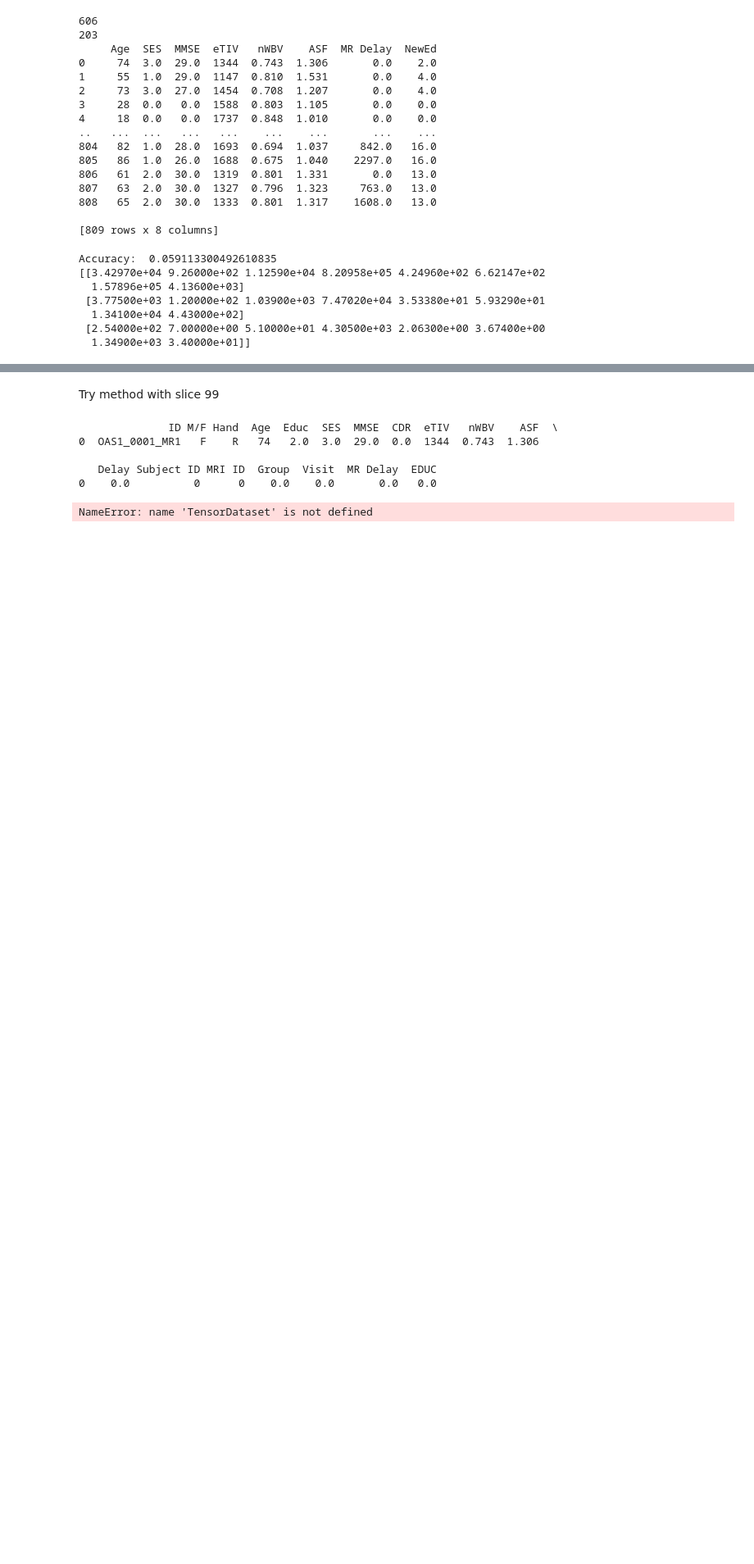
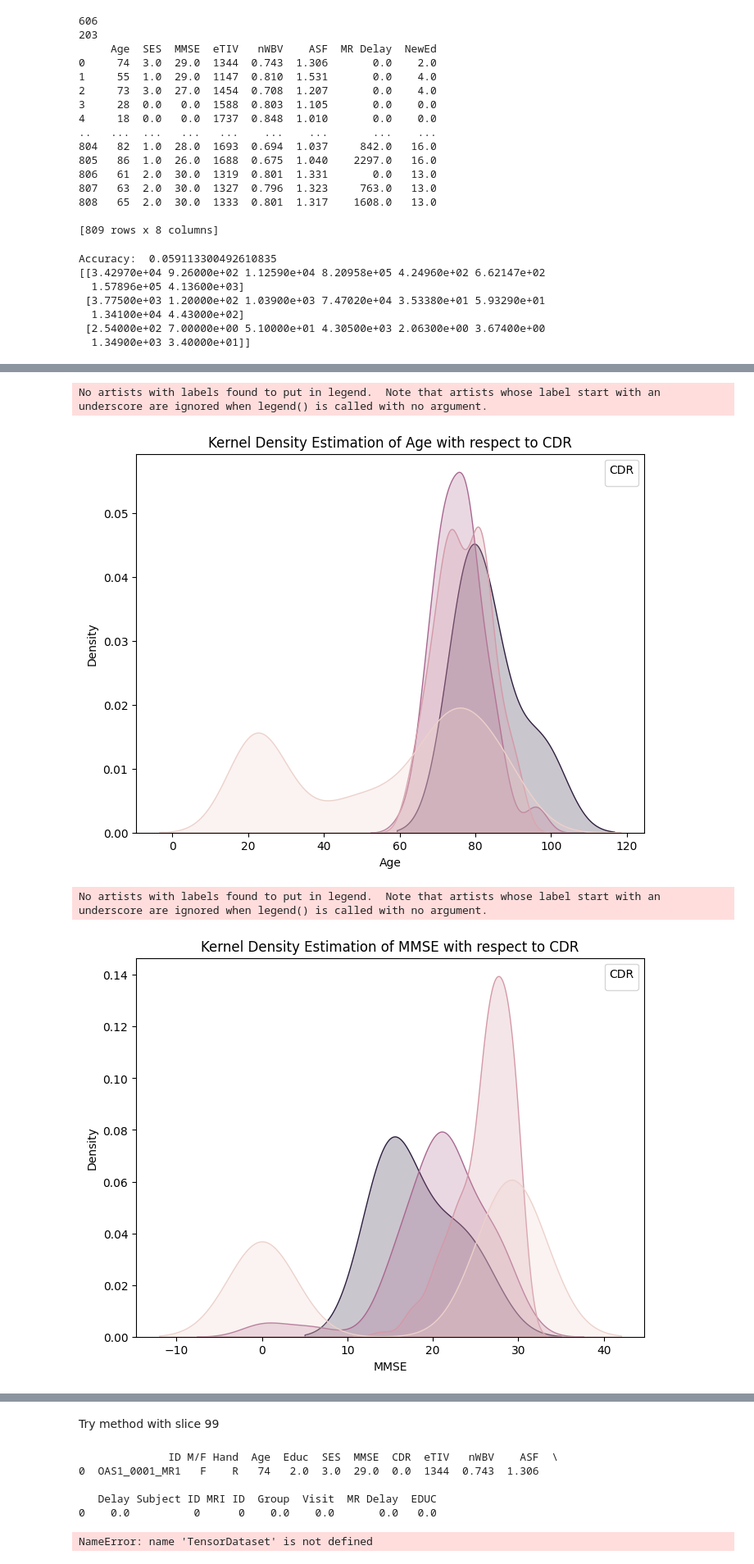
Before and after one commit to DackJempsey/alzheimer-classification, a Jupyter notebook: pre-proc.ipynb, the cells around one changed output, grey strips where cells are left out. Shown at 82% size. Cells and saved outputs as stored; diff of their text form; code cells hidden in the pictures; blank space fills up the shorter version.

```diff
--- a/pre-proc.ipynb
+++ b/pre-proc.ipynb
@@ -222,0 +257,20 @@ ASF
+# %%
+import seaborn as sns
+import matplotlib.pyplot as plt
+
+features = ranked
+class_label = 'CDR'
+
+for feature in features:
+    plt.figure(figsize=(8, 6))
+    sns.kdeplot(data=combined, x=feature, hue=class_label, fill=True, common_norm=False)
+    plt.title(f"Kernel Density Estimation of {feature} with respect to {class_label}")
+    plt.xlabel(feature)
+    plt.ylabel('Density')
+    plt.legend(title=class_label, )
+    plt.show()
+# %% [output]
+No artists with labels found to put in legend.  Note that artists whose label start with an underscore are ignored when legend() is called with no argument.
+[figure, added]
+No artists with labels found to put in legend.  Note that artists whose label start with an underscore are ignored when legend() is called with no argument.
+[figure, added]
```
Also changed, not shown: parts of 3 cells of this notebook, 1 other file.
